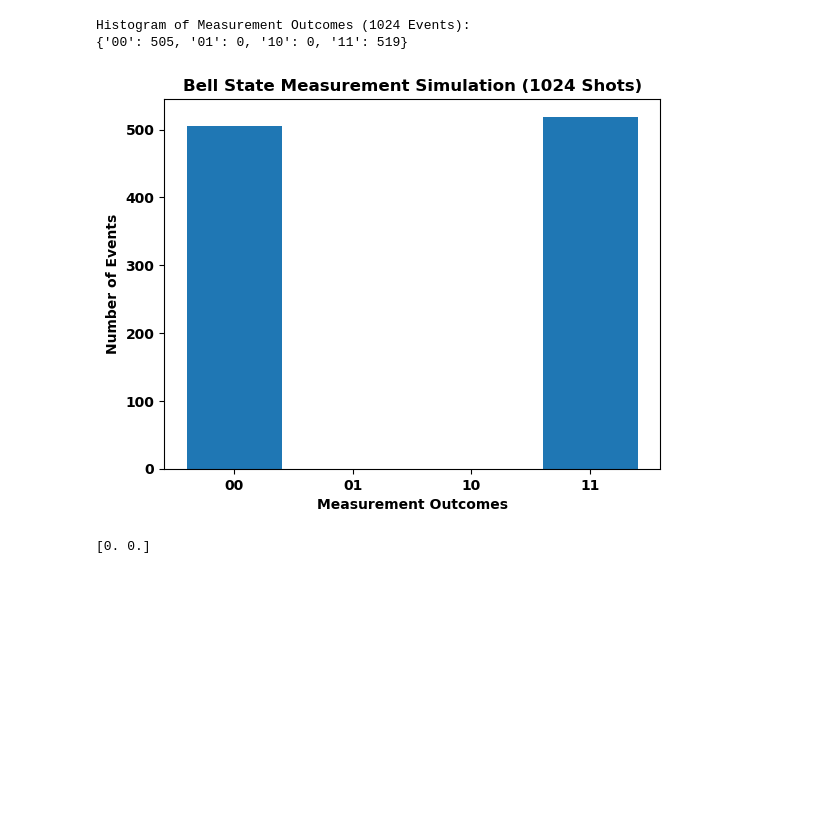
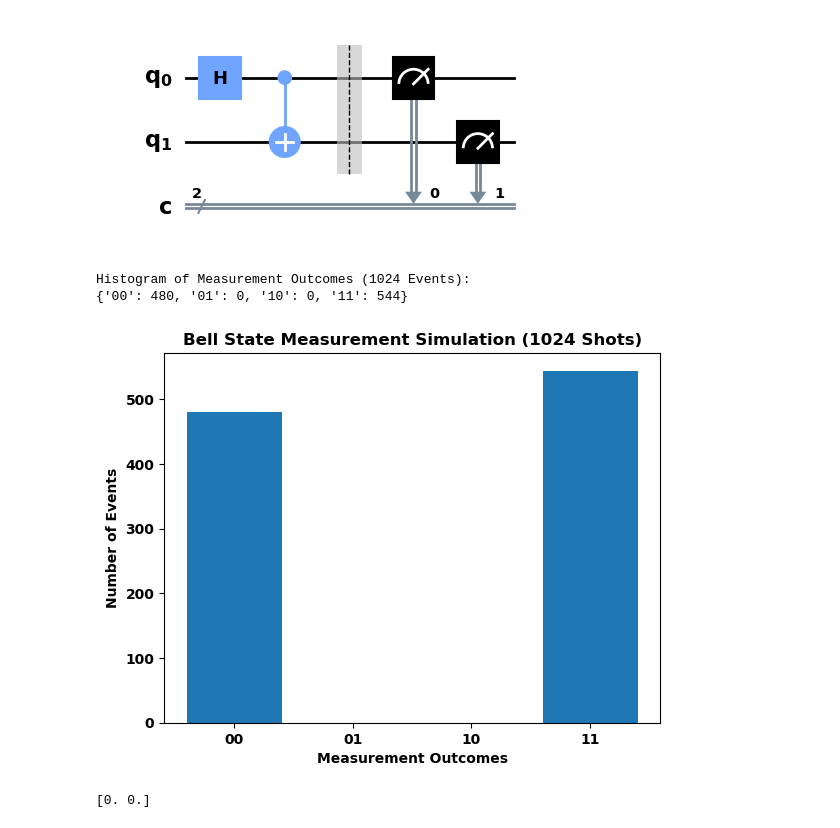
Before and after one commit to cailab-tamu/QuantumXCT, a Jupyter notebook: python/bell_dist_opt.ipynb, the cells around one changed output. Cells and saved outputs as stored; diff of their text form; code cells hidden in the pictures; blank space fills up the shorter version.

```diff
--- a/python/bell_dist_opt.ipynb
+++ b/python/bell_dist_opt.ipynb
@@ -12,47 +12,48 @@ from quantum_functions import create_interaction_observable_general, create_para
 # %%
 from qiskit import QuantumCircuit, transpile
 from qiskit.providers.basic_provider import BasicSimulator
 import numpy as np
 import matplotlib.pyplot as plt
 
 # 1. Create the Bell state (|ψ⟩ = (|00⟩ + |11⟩)/√2)
-qc = QuantumCircuit(2, 2)
-qc.h(0)
-qc.cx(0, 1)
-qc.barrier()
+circuit = QuantumCircuit(2, 2)
+circuit.h(0)
+circuit.cx(0, 1)
+circuit.barrier()
 
 # 2. Define measurement bases (for a simple Bell test, we'll use the Z basis for both qubits)
 # In a more complex Bell test, you would rotate the measurement bases.
-qc.measure([0, 1], [0, 1])
+circuit.measure([0, 1], [0, 1])
 
 # 3. Simulate the circuit for 1024 shots
 simulator = BasicSimulator()
-compiled_circuit = transpile(qc, simulator)
+compiled_circuit = transpile(circuit, simulator)
 job = simulator.run(compiled_circuit, shots=1024)
 result = job.result()
-counts = result.get_counts(qc)
-qc.draw(output="mpl", style="clifford", fold=40)
-
-
-# 4. Ensure all four outcomes are present in the counts (even if zero)
-all_outcomes = ['00', '01', '10', '11']
-histogram_data = {outcome: counts.get(outcome, 0) for outcome in all_outcomes}
-
-# 5. Print the histogram data
-print("Histogram of Measurement Outcomes (1024 Events):")
-print(histogram_data)
-
-# Optional: Visualize the histogram
-labels = histogram_data.keys()
-values = histogram_data.values()
-
-plt.bar(labels, values)
-plt.xlabel("Measurement Outcomes")
-plt.ylabel("Number of Events")
-plt.title("Bell State Measurement Simulation (1024 Shots)")
-plt.show()
+counts = result.get_counts(circuit)
+circuit.draw(output="mpl", style="clifford", fold=40)
 # %% [output]
-Histogram of Measurement Outcomes (1024 Events):
-{'00': 505, '01': 0, '10': 0, '11': 519}
-[figure, old version]
+[figure, new version]
+# %%
+# 4. Ensure all four outcomes are present in the counts (even if zero)
+all_outcomes = ['00', '01', '10', '11']
+histogram_data = {outcome: counts.get(outcome, 0) for outcome in all_outcomes}
+
+# 5. Print the histogram data
+print("Histogram of Measurement Outcomes (1024 Events):")
+print(histogram_data)
+
+# Optional: Visualize the histogram
+labels = histogram_data.keys()
+values = histogram_data.values()
+
+plt.bar(labels, values)
+plt.xlabel("Measurement Outcomes")
+plt.ylabel("Number of Events")
+plt.title("Bell State Measurement Simulation (1024 Shots)")
+plt.show()
+# %% [output]
+Histogram of Measurement Outcomes (1024 Events):
+{'00': 480, '01': 0, '10': 0, '11': 544}
+[figure, added]
 # %%
```
Also changed, not shown: parts of 13 cells of this notebook, 1 other file.
